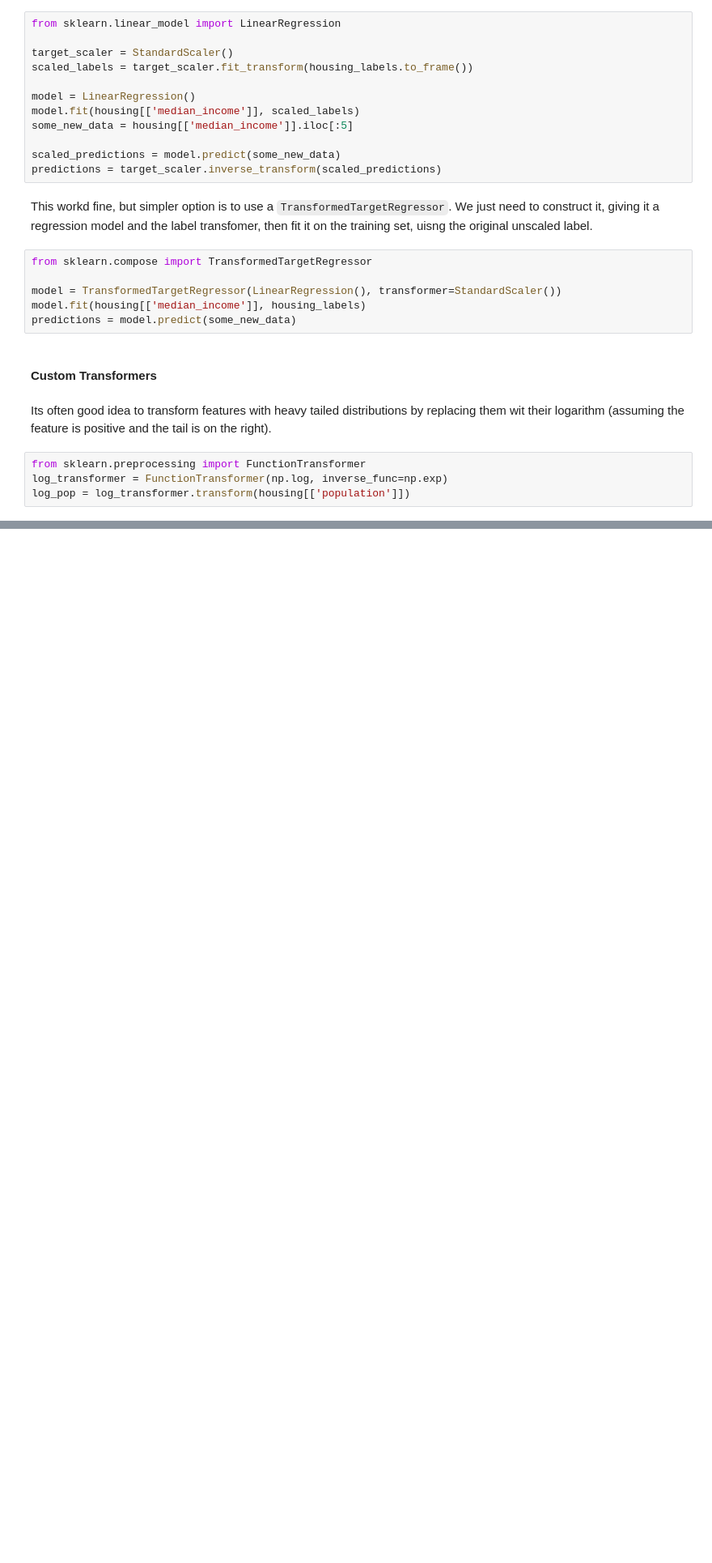
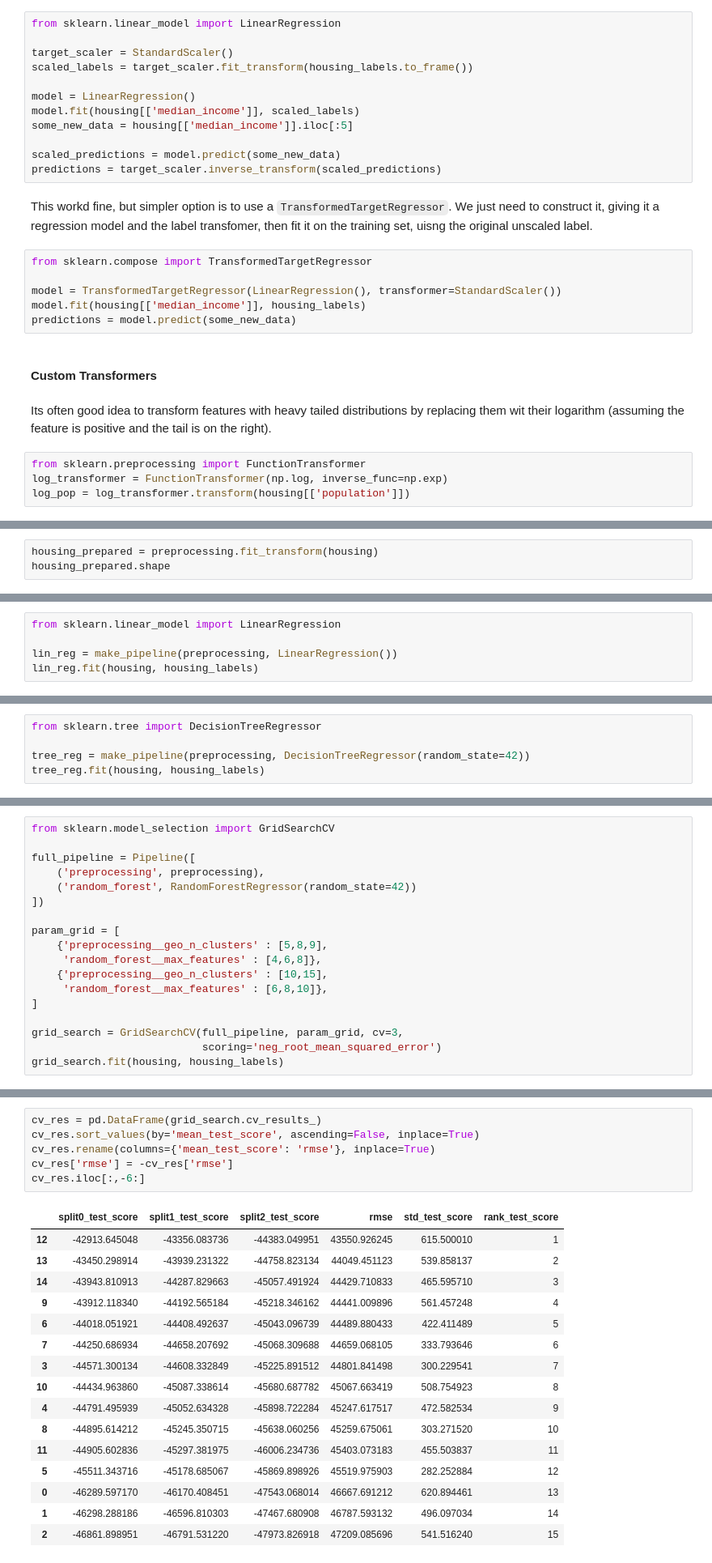
Before and after one commit to hegde-shashi/Learning, a Jupyter notebook: Machine Learning/Hands On Machine Learing/California_housing_price.ipynb, the cells around one changed output, grey strips where cells are left out. Shown at 81% size. Drawn from its saved outputs; the diff is of its cells as text; blank space fills up the shorter version.

```diff
--- a/Machine Learning/Hands On Machine Learing/California_housing_price.ipynb
+++ b/Machine Learning/Hands On Machine Learing/California_housing_price.ipynb
@@ -518,0 +698,3 @@ log_pop = log_transformer.transform(housing[['population']])
+# %%
+housing_prepared = preprocessing.fit_transform(housing)
+housing_prepared.shape
@@ -518,0 +723,5 @@ log_pop = log_transformer.transform(housing[['population']])
+# %%
+from sklearn.linear_model import LinearRegression
+
+lin_reg = make_pipeline(preprocessing, LinearRegression())
+lin_reg.fit(housing, housing_labels)
@@ -518,0 +769,5 @@ log_pop = log_transformer.transform(housing[['population']])
+# %%
+from sklearn.tree import DecisionTreeRegressor
+
+tree_reg = make_pipeline(preprocessing, DecisionTreeRegressor(random_state=42))
+tree_reg.fit(housing, housing_labels)
@@ -518,0 +856,18 @@ log_pop = log_transformer.transform(housing[['population']])
+# %%
+from sklearn.model_selection import GridSearchCV
+
+full_pipeline = Pipeline([
+    ('preprocessing', preprocessing),
+    ('random_forest', RandomForestRegressor(random_state=42))
+])
+
+param_grid = [
+    {'preprocessing__geo_n_clusters' : [5,8,9],
+     'random_forest__max_features' : [4,6,8]},
+    {'preprocessing__geo_n_clusters' : [10,15],
+     'random_forest__max_features' : [6,8,10]},
+]
+
+grid_search = GridSearchCV(full_pipeline, param_grid, cv=3,
+                           scoring='neg_root_mean_squared_error')
+grid_search.fit(housing, housing_labels)
@@ -518,0 +901,23 @@ log_pop = log_transformer.transform(housing[['population']])
+# %%
+cv_res = pd.DataFrame(grid_search.cv_results_)
+cv_res.sort_values(by='mean_test_score', ascending=False, inplace=True)
+cv_res.rename(columns={'mean_test_score': 'rmse'}, inplace=True)
+cv_res['rmse'] = -cv_res['rmse']
+cv_res.iloc[:,-6:]
+# %% [output]
+|  | split0_test_score | split1_test_score | split2_test_score | rmse | std_test_score | rank_test_score |
+| 12 | -42913.645048 | -43356.083736 | -44383.049951 | 43550.926245 | 615.500010 | 1 |
+| 13 | -43450.298914 | -43939.231322 | -44758.823134 | 44049.451123 | 539.858137 | 2 |
+| 14 | -43943.810913 | -44287.829663 | -45057.491924 | 44429.710833 | 465.595710 | 3 |
+| 9 | -43912.118340 | -44192.565184 | -45218.346162 | 44441.009896 | 561.457248 | 4 |
+| 6 | -44018.051921 | -44408.492637 | -45043.096739 | 44489.880433 | 422.411489 | 5 |
+| 7 | -44250.686934 | -44658.207692 | -45068.309688 | 44659.068105 | 333.793646 | 6 |
+| 3 | -44571.300134 | -44608.332849 | -45225.891512 | 44801.841498 | 300.229541 | 7 |
+| 10 | -44434.963860 | -45087.338614 | -45680.687782 | 45067.663419 | 508.754923 | 8 |
+| 4 | -44791.495939 | -45052.634328 | -45898.722284 | 45247.617517 | 472.582534 | 9 |
+| 8 | -44895.614212 | -45245.350715 | -45638.060256 | 45259.675061 | 303.271520 | 10 |
+| 11 | -44905.602836 | -45297.381975 | -46006.234736 | 45403.073183 | 455.503837 | 11 |
+| 5 | -45511.343716 | -45178.685067 | -45869.898926 | 45519.975903 | 282.252884 | 12 |
+| 0 | -46289.597170 | -46170.408451 | -47543.068014 | 46667.691212 | 620.894461 | 13 |
+| 1 | -46298.288186 | -46596.810303 | -47467.680908 | 46787.593132 | 496.097034 | 14 |
+| 2 | -46861.898951 | -46791.531220 | -47973.826918 | 47209.085696 | 541.516240 | 15 |
```
Also changed, not shown: parts of 53 cells of this notebook.
